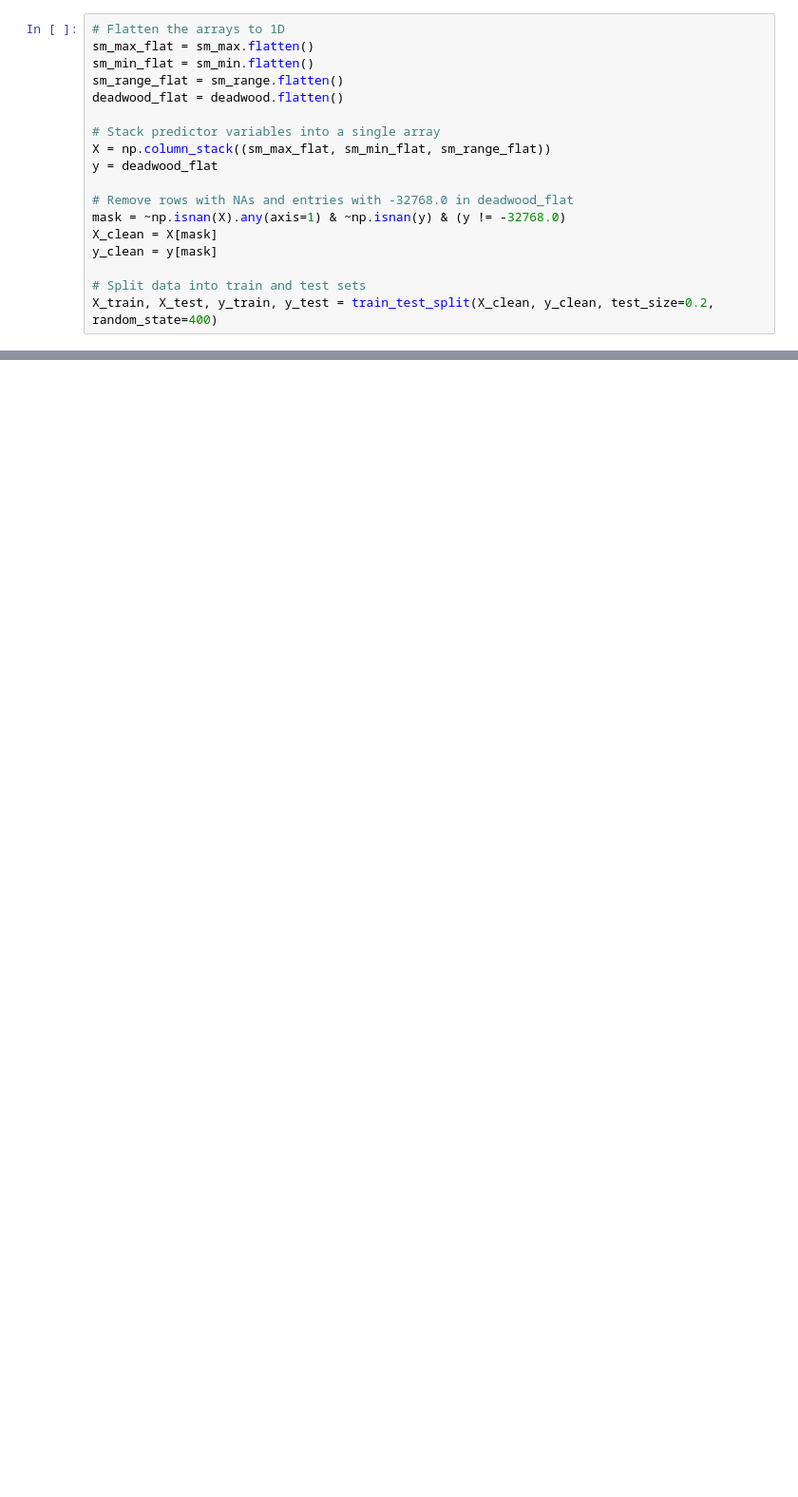
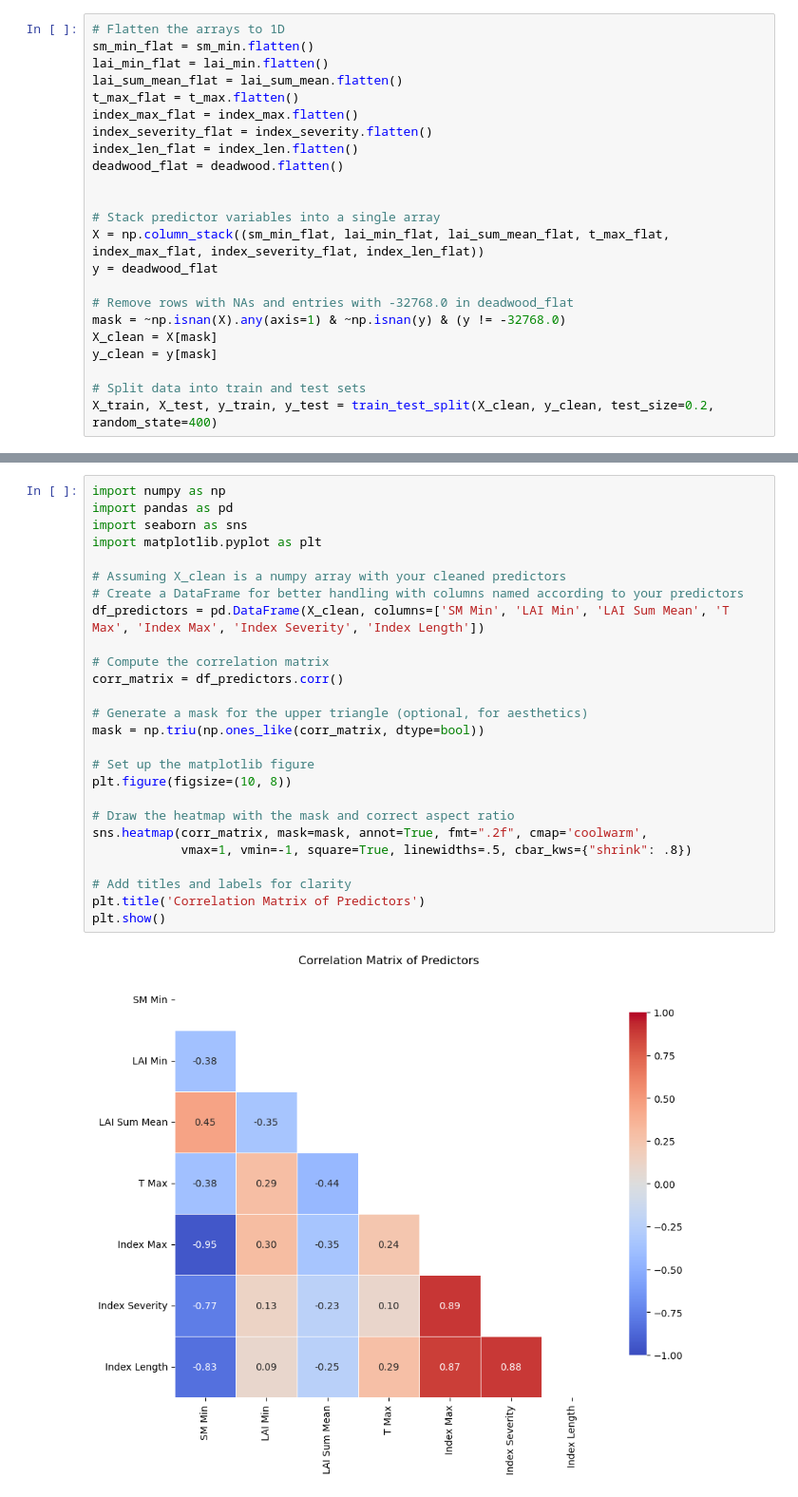
Before and after one commit to justusnoegel/deadwood_prediction, a Jupyter notebook: rf.ipynb, the cells around one changed output, grey strips where cells are left out. Shown at 95% size. Cells and saved outputs as stored; diff of their text form; blank space fills up the shorter version.

```diff
--- a/rf.ipynb
+++ b/rf.ipynb
@@ -20,13 +34,18 @@ with rasterio.open(r'data\dead\deadwood.tif') as src:
     deadwood = src.read(1)  # Read the first band
 # %%
 # Flatten the arrays to 1D
-sm_max_flat = sm_max.flatten()
 sm_min_flat = sm_min.flatten()
-sm_range_flat = sm_range.flatten()
+lai_min_flat = lai_min.flatten()
+lai_sum_mean_flat = lai_sum_mean.flatten()
+t_max_flat = t_max.flatten()
+index_max_flat = index_max.flatten()
+index_severity_flat = index_severity.flatten()
+index_len_flat = index_len.flatten()
 deadwood_flat = deadwood.flatten()
 
+
 # Stack predictor variables into a single array
-X = np.column_stack((sm_max_flat, sm_min_flat, sm_range_flat))
+X = np.column_stack((sm_min_flat, lai_min_flat, lai_sum_mean_flat, t_max_flat, index_max_flat, index_severity_flat, index_len_flat))
 y = deadwood_flat
 
 # Remove rows with NAs and entries with -32768.0 in deadwood_flat
@@ -127,0 +161,28 @@ Standard Deviation of CV R^2 Scores: 2.33
+# %%
+import numpy as np
+import pandas as pd
+import seaborn as sns
+import matplotlib.pyplot as plt
+
+# Assuming X_clean is a numpy array with your cleaned predictors
+# Create a DataFrame for better handling with columns named according to your predictors
+df_predictors = pd.DataFrame(X_clean, columns=['SM Min', 'LAI Min', 'LAI Sum Mean', 'T Max', 'Index Max', 'Index Severity', 'Index Length'])
+
+# Compute the correlation matrix
+corr_matrix = df_predictors.corr()
+
+# Generate a mask for the upper triangle (optional, for aesthetics)
+mask = np.triu(np.ones_like(corr_matrix, dtype=bool))
+
+# Set up the matplotlib figure
+plt.figure(figsize=(10, 8))
+
+# Draw the heatmap with the mask and correct aspect ratio
+sns.heatmap(corr_matrix, mask=mask, annot=True, fmt=".2f", cmap='coolwarm',
+            vmax=1, vmin=-1, square=True, linewidths=.5, cbar_kws={"shrink": .8})
+
+# Add titles and labels for clarity
+plt.title('Correlation Matrix of Predictors')
+plt.show()
+# %% [output]
+[figure, added]
```
Also changed, not shown: parts of 10 cells of this notebook, 16 other files.
